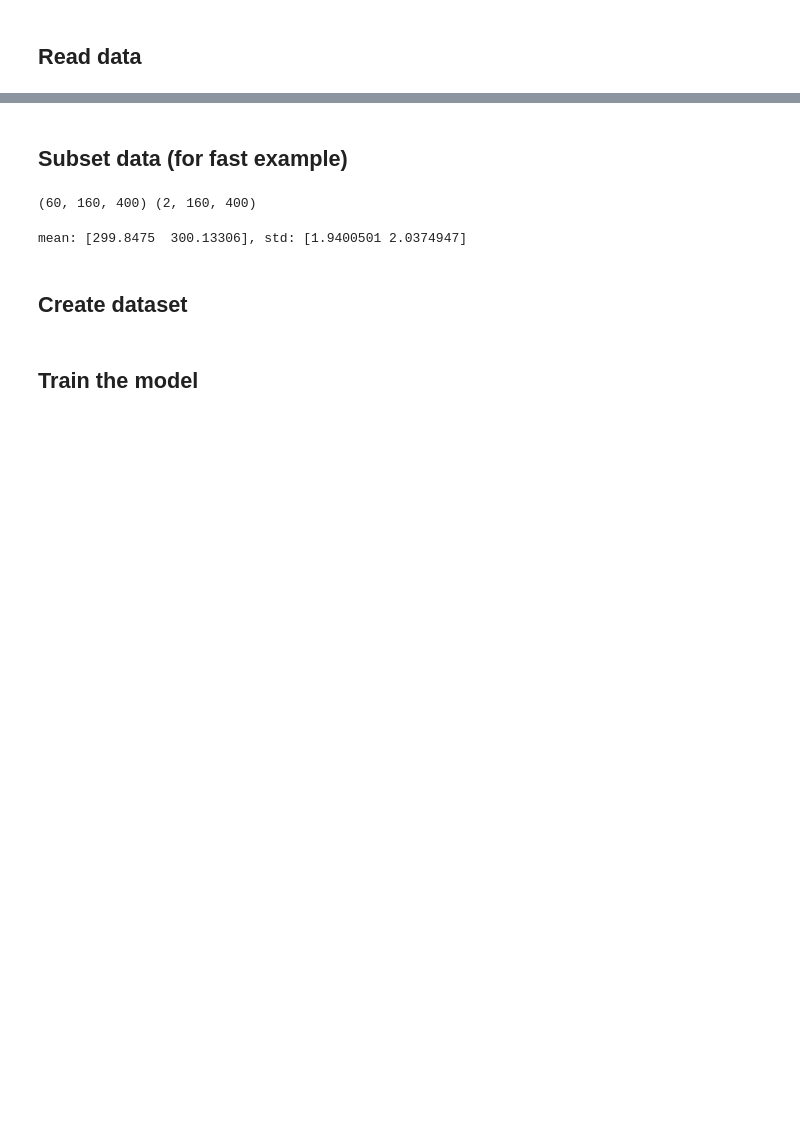
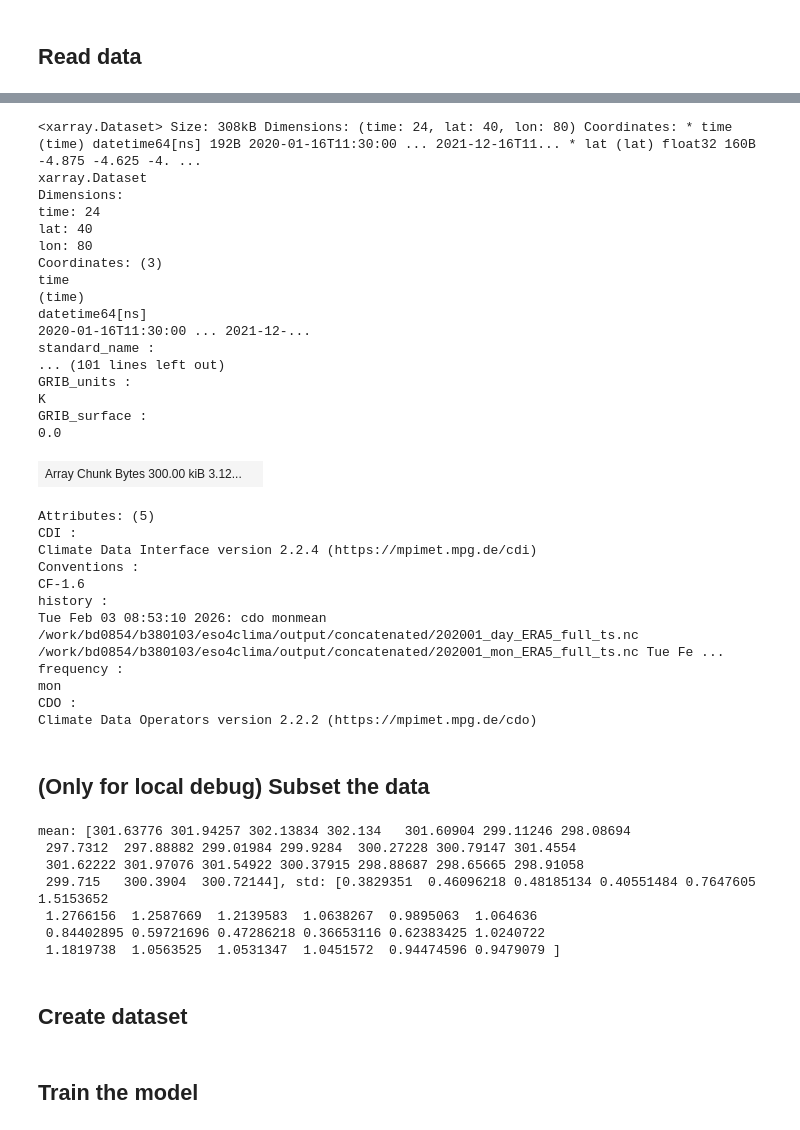
Before and after one commit to ESMValGroup/ClimaNet, a Jupyter notebook: notebooks/example.ipynb, the cells around one changed output, grey strips where cells are left out. Saved outputs shown, nothing was run; the diff lists cells and outputs as text; code cells hidden in the pictures; blank space fills up the shorter version.

```diff
--- a/notebooks/example.ipynb
+++ b/notebooks/example.ipynb
@@ -24,25 +90,52 @@ lsm_mask = lsm_mask.rename({'latitude': 'lat', 'longitude': 'lon'})
+# %%
+monthly_data
+# %% [output]
+<xarray.Dataset> Size: 308kB Dimensions: (time: 24, lat: 40, lon: 80) Coordinates: * time (time) datetime64[ns] 192B 2020-01-16T11:30:00 ... 2021-12-16T11... * lat (lat) float32 160B -4.875 -4.625 -4. ...
+xarray.Dataset
+Dimensions:
+time: 24
+lat: 40
+lon: 80
+Coordinates: (3)
+time
+(time)
+datetime64[ns]
+2020-01-16T11:30:00 ... 2021-12-...
+standard_name :
+... (101 lines left out)
+GRIB_units :
+K
+GRIB_surface :
+0.0
+| Array Chunk Bytes 300.00 kiB 3.12... |  |
+Attributes: (5)
+CDI :
+Climate Data Interface version 2.2.4 (https://mpimet.mpg.de/cdi)
+Conventions :
+CF-1.6
+history :
+Tue Feb 03 08:53:10 2026: cdo monmean /work/bd0854/b380103/eso4clima/output/concatenated/202001_day_ERA5_full_ts.nc /work/bd0854/b380103/eso4clima/output/concatenated/202001_mon_ERA5_full_ts.nc Tue Fe ...
+frequency :
+mon
+CDO :
+Climate Data Operators version 2.2.2 (https://mpimet.mpg.de/cdo)
 # %% [markdown]
-## Subset data (for fast example)
+## (Only for local debug) Subset the data
-# %%
-# coordinates of subset
-lon_subset = slice(-50, 50)
-lat_subset = slice(-20, 20)
-
-daily_subset = daily_data.sel(lon=lon_subset, lat=lat_subset)
-monthly_subset = monthly_data.sel(lon=lon_subset, lat=lat_subset)
-lsm_subset = lsm_mask.sel(lon=lon_subset, lat=lat_subset)  # True=Land
-
-print(daily_subset["ts"].shape, monthly_subset["ts"].shape)
-# %% [output]
-(60, 160, 400) (2, 160, 400)
 # %%
-# create monthly mean to predict mean and std per month
-daily_subset_averaged = daily_subset["ts"].resample(time="MS").mean(skipna=True)
-mean = daily_subset_averaged.mean(dim=["lat", "lon"], skipna=True).values
-std = daily_subset_averaged.std(dim=["lat", "lon"], skipna=True).values
-print(f'mean: {mean}, std: {std}')
+# Compute monthly climatology stats without persisting the full (time, lat, lon) monthly field
+monthly_ts = daily_data["ts"].resample(time="MS").mean(skipna=True)
+mean = monthly_ts.mean(dim=["lat", "lon"], skipna=True).compute().values
+std = monthly_ts.std(dim=["lat", "lon"], skipna=True).compute().values
+
+print(f"mean: {mean}, std: {std}")
 # %% [output]
-mean: [299.8475  300.13306], std: [1.9400501 2.0374947]
+mean: [301.63776 301.94257 302.13834 302.134   301.60904 299.11246 298.08694
+ 297.7312  297.88882 299.01984 299.9284  300.27228 300.79147 301.4554
+ 301.62222 301.97076 301.54922 300.37915 298.88687 298.65665 298.91058
+ 299.715   300.3904  300.72144], std: [0.3829351  0.46096218 0.48185134 0.40551484 0.7647605  1.5153652
+ 1.2766156  1.2587669  1.2139583  1.0638267  0.9895063  1.064636
+ 0.84402895 0.59721696 0.47286218 0.36653116 0.62383425 1.0240722
+ 1.1819738  1.0563525  1.0531347  1.0451572  0.94474596 0.9479079 ]
 # %% [markdown]
 ## Create dataset
 # %%
```
Also changed, not shown: parts of 14 cells of this notebook.
